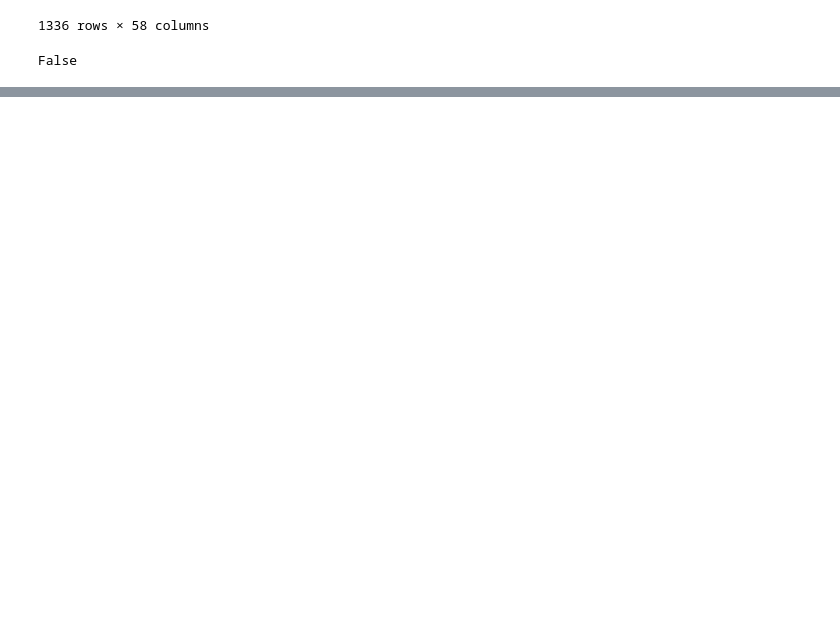
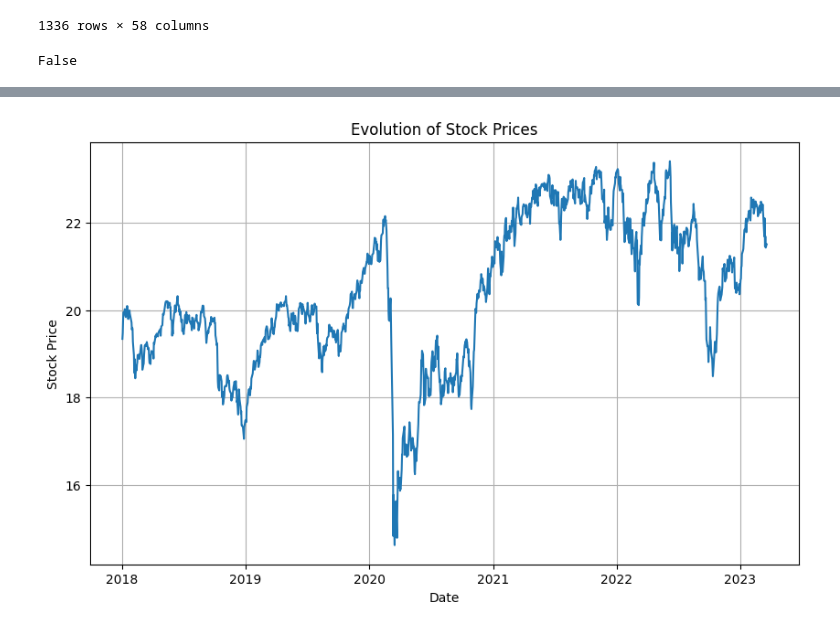
Before and after one commit to victoralcarazlopez/TDA_Stocks_Spain, a Jupyter notebook: EDA.ipynb, the cells around one changed output, grey strips where cells are left out. Drawn from its saved outputs; the diff is of its cells as text; code cells hidden in the pictures; blank space fills up the shorter version.

```diff
--- a/EDA.ipynb
+++ b/EDA.ipynb
@@ -199,3 +199,29 @@ VIS     0
 dtype: int64
 # %%
 df_TDA.to_excel(f'{path}/data/stocks_spain.xlsx')
+# %%
+# Graphic representation
+import pandas as pd
+import matplotlib.pyplot as plt
+
+# Assuming you have already loaded your dataframe 'df_TDA'
+
+# Convert the 'Date' column to datetime type
+df_TDA['Date'] = pd.to_datetime(df_TDA['Date'])
+
+# Set the 'Date' column as the index
+df_TDA.set_index('Date', inplace=True)
+
+# Calculate the mean stock prices across columns
+mean_prices = df_TDA.mean(axis=1)
+
+# Plot the mean stock prices
+plt.figure(figsize=(10, 6))
+plt.plot(mean_prices.index, mean_prices.values)
+plt.xlabel('Date')
+plt.ylabel('Stock Price')
+plt.title('Evolution of Stock Prices')
+plt.grid(True)
+plt.show()
+# %% [output]
+[figure, added]
```
Also changed, not shown: parts of 6 cells of this notebook, 4 other files.
